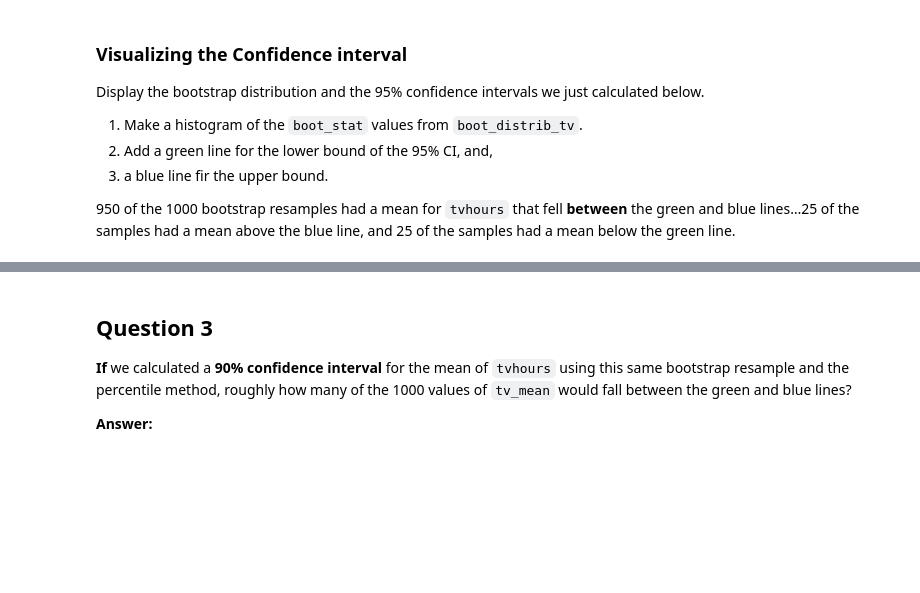
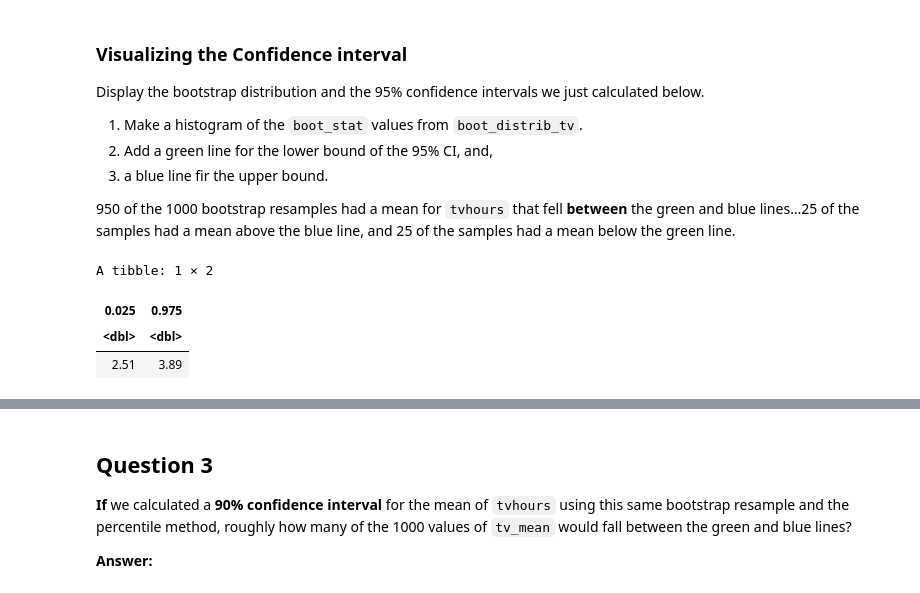
Before and after one commit to kaival1524/a07, a Jupyter notebook: assignment8.ipynb, the cells around one changed output, grey strips where cells are left out. Cells and saved outputs as stored; diff of their text form; code cells hidden in the pictures; blank space fills up the shorter version.

```diff
--- a/assignment8.ipynb
+++ b/assignment8.ipynb
@@ -245,3 +255,21 @@ calculated below.
 950 of the 1000 bootstrap resamples had a mean for `tvhours` that fell **between**
 the green and blue lines…25 of the samples had a mean above the blue
 line, and 25 of the samples had a mean below the green line.
+# %%
+get_percentiles = function(x, q=c(0.025, 0.5, 0.975)) {
+    tibble(value  = quantile(x, q), percentile = q)
+}
+
+percentile_df <- boot_distrib_tv |>
+    reframe(get_percentiles(boot_stat, q = c(0.025, 0.975))) |>
+    tidyr::pivot_wider(
+        names_from = percentile,
+        values_from = value,
+    )
+
+percentile_df
+# %% [output]
+A tibble: 1 × 2
+| 0.025 | 0.975 |
+| <dbl> | <dbl> |
+| 2.51 | 3.89 |
```
Also changed, not shown: parts of 3 cells of this notebook.
